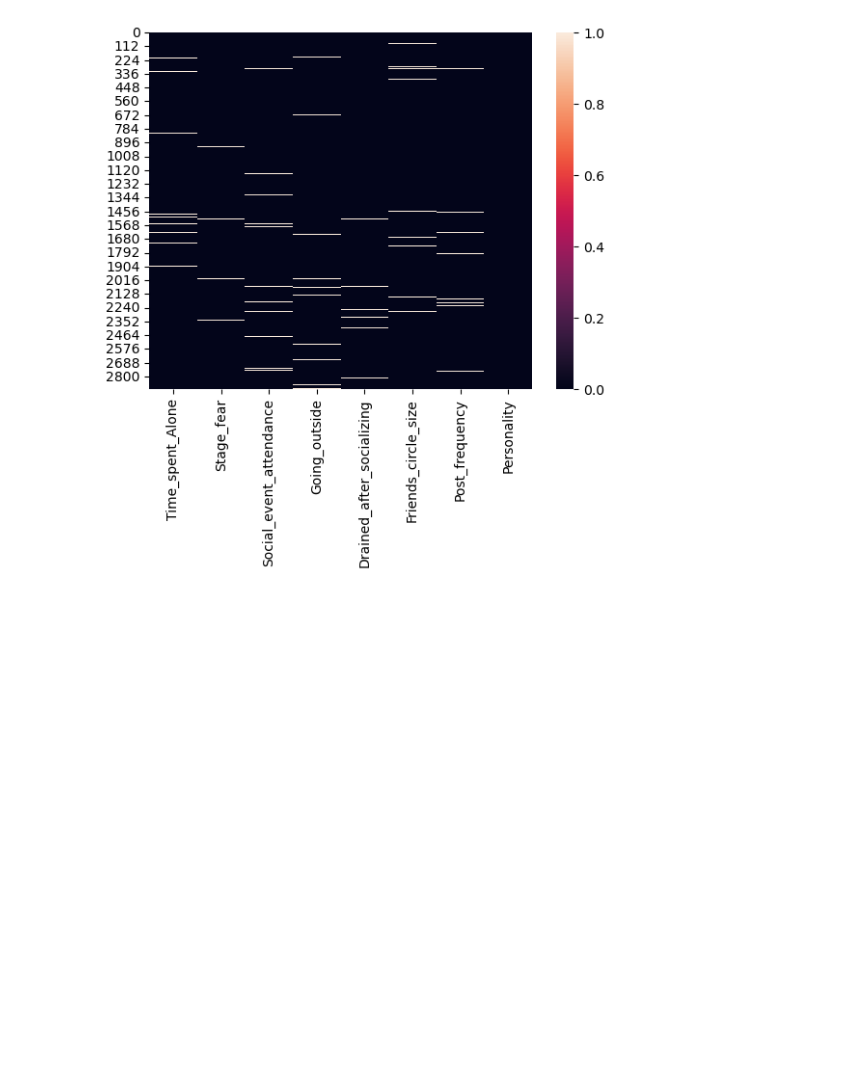
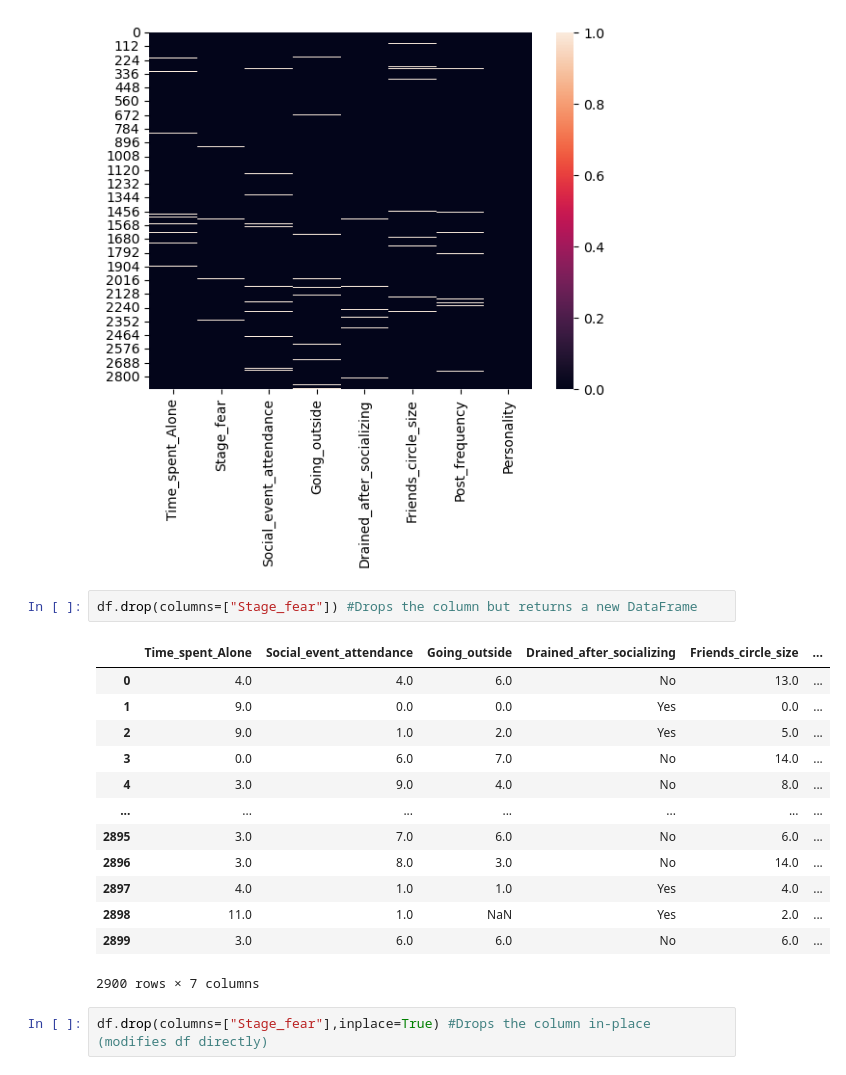
Before and after one commit to gitcrusher/DataScience, a Jupyter notebook: Personality_Analysis/main1.ipynb, the cells around one changed output. Cells and saved outputs as stored; diff of their text form; blank space fills up the shorter version.

```diff
--- a/Personality_Analysis/main1.ipynb
+++ b/Personality_Analysis/main1.ipynb
@@ -70,3 +68,21 @@ sns.heatmap(df.isnull())
 plt.show()
 # %% [output]
 [figure]
+# %%
+df.drop(columns=["Stage_fear"]) #Drops the column but returns a new DataFrame
+# %% [output]
+|  | Time_spent_Alone | Social_event_attendance | Going_outside | Drained_after_socializing | Friends_circle_size | ... |
+| 0 | 4.0 | 4.0 | 6.0 | No | 13.0 | ... |
+| 1 | 9.0 | 0.0 | 0.0 | Yes | 0.0 | ... |
+| 2 | 9.0 | 1.0 | 2.0 | Yes | 5.0 | ... |
+| 3 | 0.0 | 6.0 | 7.0 | No | 14.0 | ... |
+| 4 | 3.0 | 9.0 | 4.0 | No | 8.0 | ... |
+| ... | ... | ... | ... | ... | ... | ... |
+| 2895 | 3.0 | 7.0 | 6.0 | No | 6.0 | ... |
+| 2896 | 3.0 | 8.0 | 3.0 | No | 14.0 | ... |
+| 2897 | 4.0 | 1.0 | 1.0 | Yes | 4.0 | ... |
+| 2898 | 11.0 | 1.0 | NaN | Yes | 2.0 | ... |
+| 2899 | 3.0 | 6.0 | 6.0 | No | 6.0 | ... |
+2900 rows × 7 columns
+# %%
+df.drop(columns=["Stage_fear"],inplace=True) #Drops the column in-place (modifies df directly)
```
Also changed, not shown: parts of 4 cells of this notebook.
